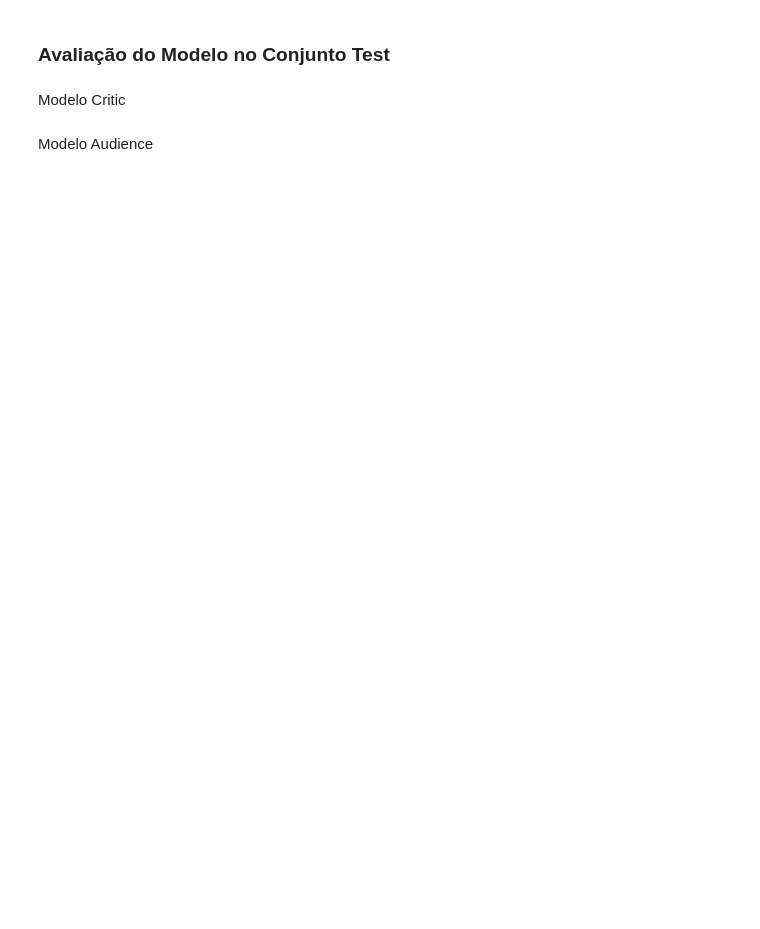
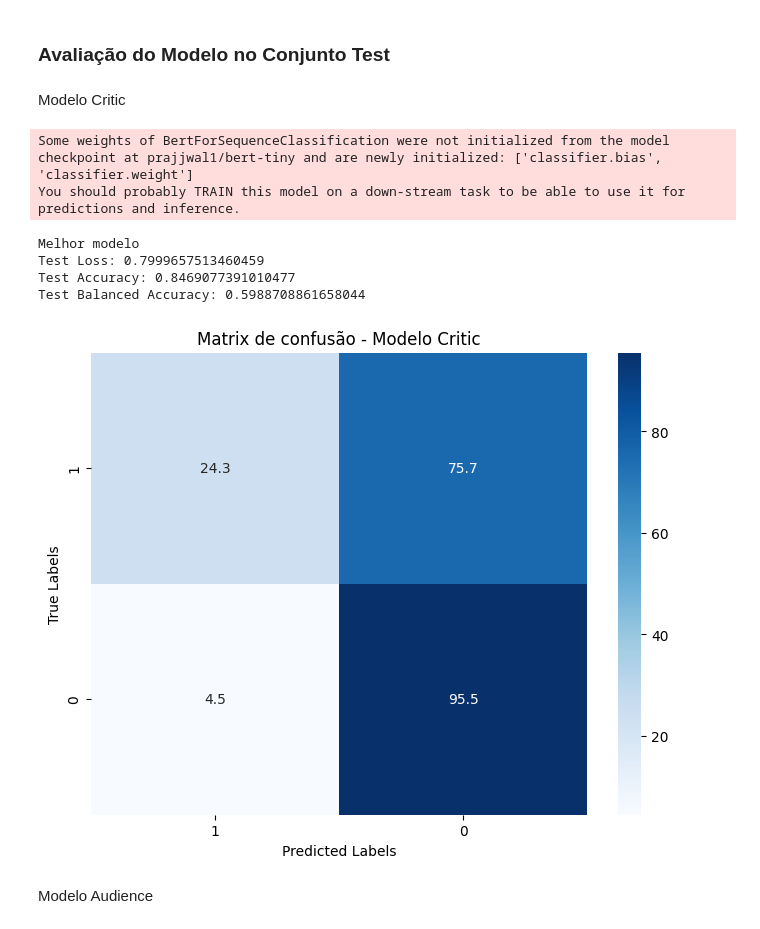
Before and after one commit to wihika/INF0619, a Jupyter notebook: INF0619_Classificacao_de_revisoes_de_filmes_weight.ipynb, the cells around one changed output. Cells and saved outputs as stored; diff of their text form; code cells hidden in the pictures; blank space fills up the shorter version.

```diff
--- a/INF0619_Classificacao_de_revisoes_de_filmes_weight.ipynb
+++ b/INF0619_Classificacao_de_revisoes_de_filmes_weight.ipynb
@@ -466,12 +475,11 @@ def Train(model, model_name, dataloader_train, dataloader_val, optimizer, schedu
 **Função de Plot da Matriz de Confusão** para analisar o modelo, parametros labels verdade, classes preditas, titulo e lista de possiveis classes. Plota a matriz.
 # %%
 def ConfusionMatrix(labels, preds_array, title, classes_list):
-  cm = confusion_matrix(labels, preds_array)
-  cm_normalized = cm.astype('float') / len(labels)
+  cm = confusion_matrix(labels, preds_array, labels=classes_list)
+  cm_percentage = cm.astype('float') / cm.sum(axis=1)[:, numpy.newaxis] * 100
 
   plot.figure(figsize=(8, 6))
-  seaborn.heatmap(cm_normalized, annot=True, fmt=".0%", cmap="Blues",
-              xticklabels=classes_list, yticklabels=classes_list)
+  seaborn.heatmap(cm_percentage, annot=True, fmt=".1f", cmap="Blues", xticklabels=classes_list, yticklabels=classes_list)
   plot.xlabel("Predicted Labels")
   plot.ylabel("True Labels")
   plot.title(title)
@@ -645,22 +770,30 @@ plot.show()
 # %% [markdown]
 Modelo Critic
 # %%
-best_epoch_critic = 1
+best_epoch_critic = 6
 model_config_critic = f'finetuned_CRITIC_{best_epoch_critic}.model'
 best_model_critic = AutoModelForSequenceClassification.from_pretrained(MODEL_NAME, num_labels=NUM_LABELS_CRITIC, output_attentions=True, output_hidden_states=False)
 best_model_critic.load_state_dict(torch.load(model_config_critic, map_location=torch.device('cpu')))
 best_model_critic.to(DEVICE)
 
 print("Melhor modelo")
 _, preds, labels = Test(best_model_critic, dataloader_test_critic, DEVICE)
 print(f'Test Loss: {_}')
 preds_array = numpy.argmax(preds, axis=1)
 val_accuracy_2 = accuracy_score(labels, preds_array)
 print(f'Test Accuracy: {val_accuracy_2}')
 val_balanced_accuracy_2 = balanced_accuracy_score(labels, preds_array)
 print(f'Test Balanced Accuracy: {val_balanced_accuracy_2}')
 
 ConfusionMatrix(labels, preds_array, title="Matrix de confusão - Modelo Critic", classes_list=distinct_sentiment_labels)
+# %% [output]
+Some weights of BertForSequenceClassification were not initialized from the model checkpoint at prajjwal1/bert-tiny and are newly initialized: ['classifier.bias', 'classifier.weight']
+You should probably TRAIN this model on a down-stream task to be able to use it for predictions and inference.
+Melhor modelo
+Test Loss: 0.7999657513460459
+Test Accuracy: 0.8469077391010477
+Test Balanced Accuracy: 0.5988708861658044
+[figure, added]
 # %% [markdown]
 Modelo Audience
 # %%
```
Also changed, not shown: parts of 17 cells of this notebook.
